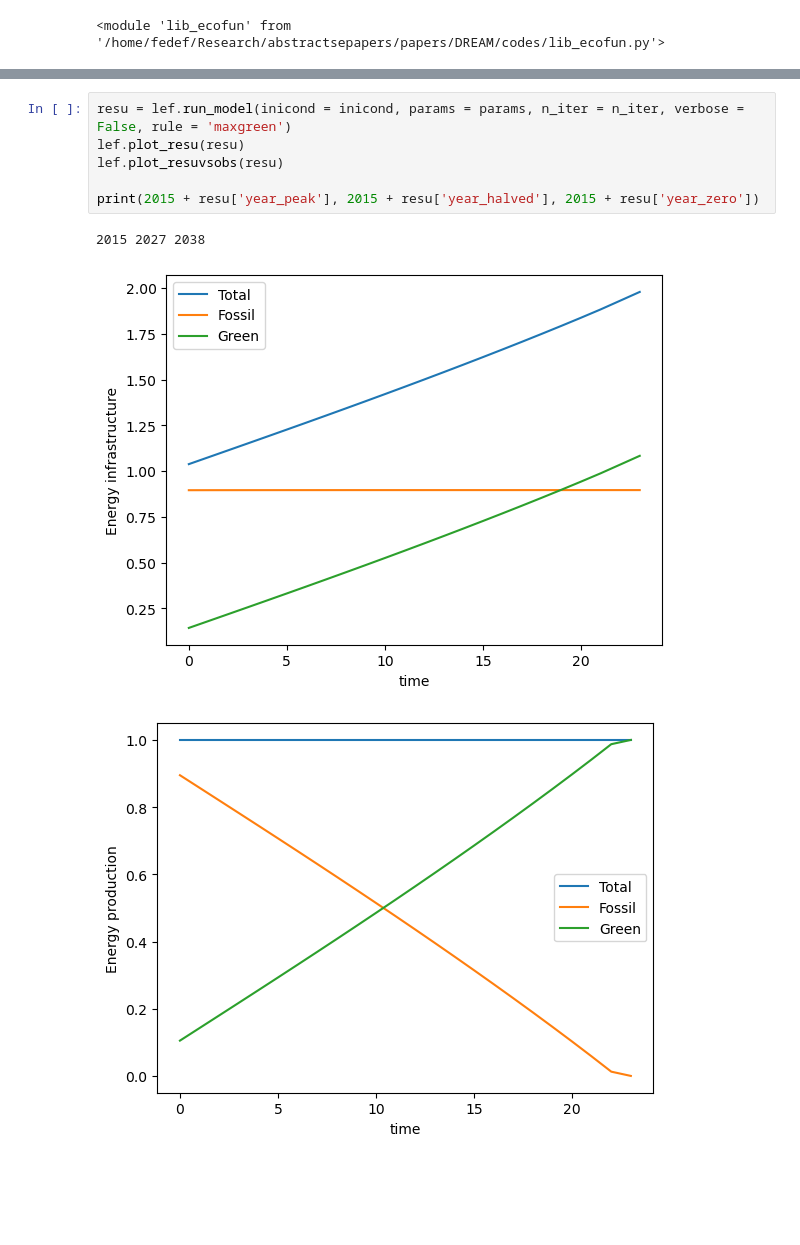
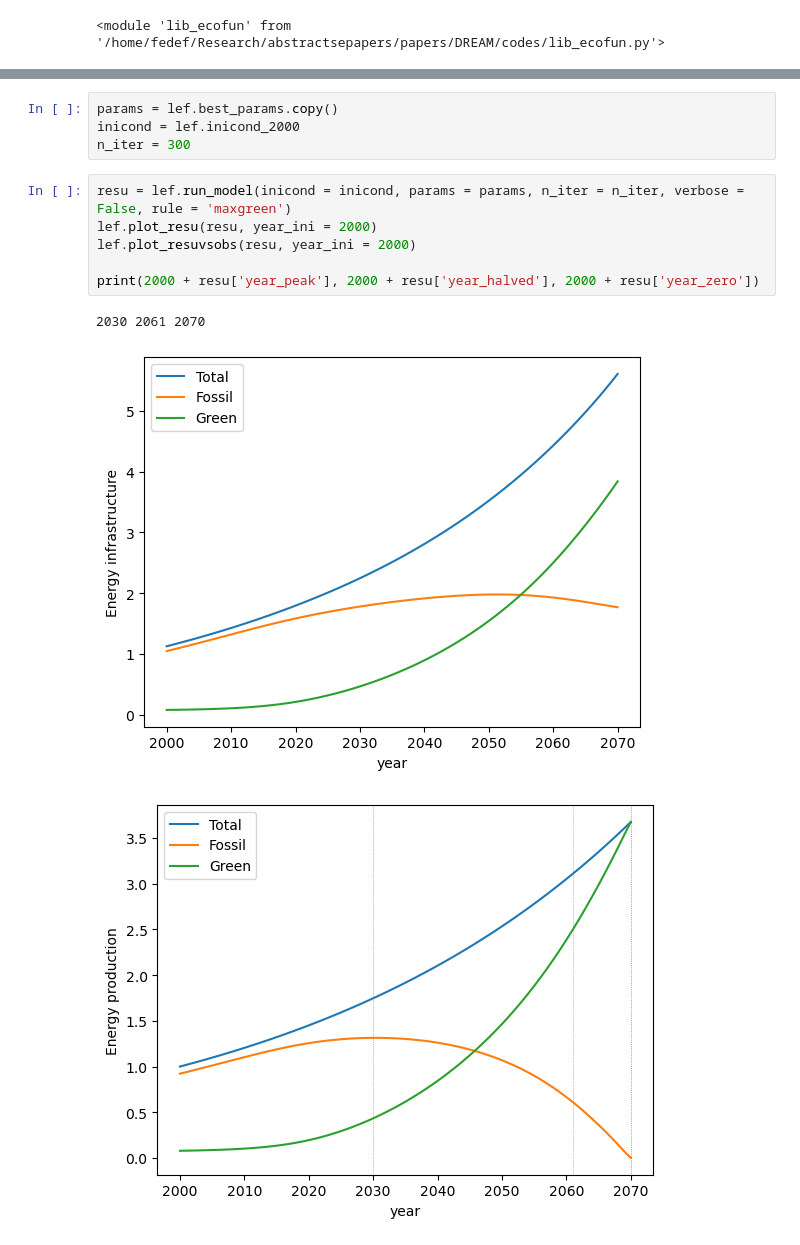
Before and after one commit to fedef17/Spectre, a Jupyter notebook: run_model.ipynb, the cells around one changed output, grey strips where cells are left out. Drawn from its saved outputs; the diff is of its cells as text; blank space fills up the shorter version.

Commit message:
Fit to recent history in fit_model_v1. Best set of params now avail in run_model.ipynb

```diff
--- a/run_model.ipynb
+++ b/run_model.ipynb
@@ -28,10 +14,14 @@ n_iter = 300
+# %%
+params = lef.best_params.copy()
+inicond = lef.inicond_2000
+n_iter = 300
 # %%
 resu = lef.run_model(inicond = inicond, params = params, n_iter = n_iter, verbose = False, rule = 'maxgreen')
-lef.plot_resu(resu)
-lef.plot_resuvsobs(resu)
+lef.plot_resu(resu, year_ini = 2000)
+lef.plot_resuvsobs(resu, year_ini = 2000)
 
-print(2015 + resu['year_peak'], 2015 + resu['year_halved'], 2015 + resu['year_zero'])
+print(2000 + resu['year_peak'], 2000 + resu['year_halved'], 2000 + resu['year_zero'])
 # %% [output]
-2015 2027 2038
+2030 2061 2070
-[figure, old version]
+[figure, new version]
-[figure, old version]
+[figure, new version]
```
Also changed, not shown: parts of 2 cells of this notebook, 3 other files.
